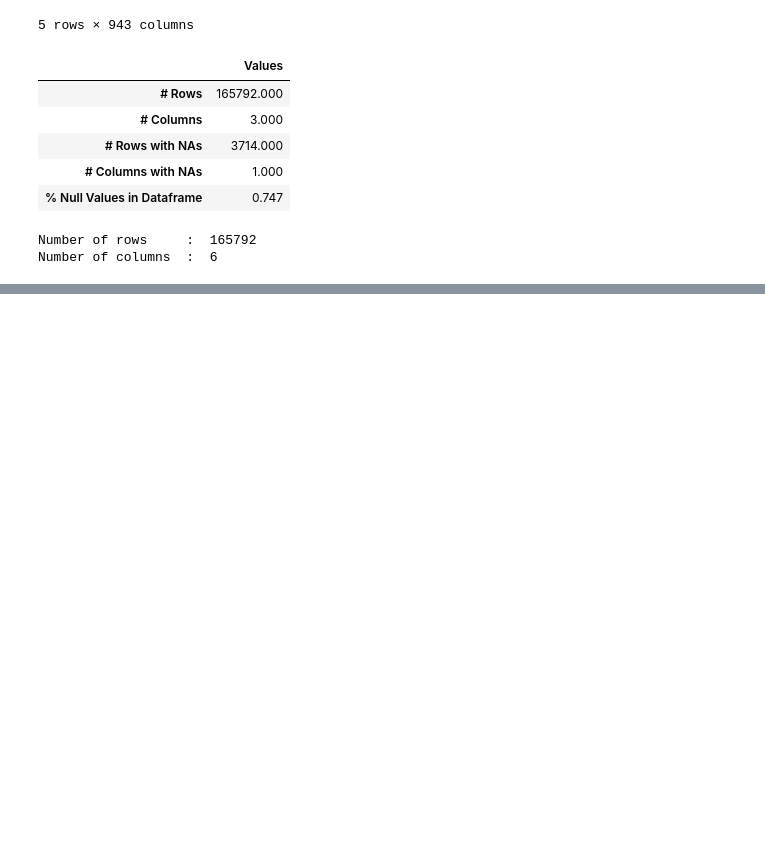
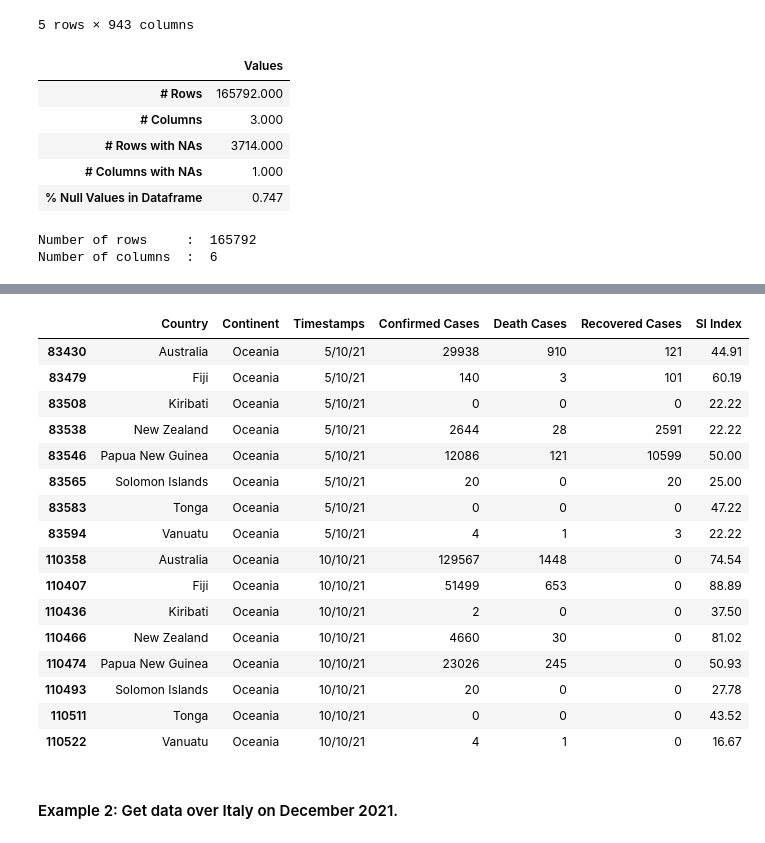
Before and after one commit to OctavioAlcazar55/DDP-unibz-project-18697, a Jupyter notebook: Notebooks/US4-DataConsistency.ipynb, the cells around one changed output, grey strips where cells are left out. Cells and saved outputs as stored; diff of their text form; code cells hidden in the pictures; blank space fills up the shorter version.

```diff
--- a/Notebooks/US4-DataConsistency.ipynb
+++ b/Notebooks/US4-DataConsistency.ipynb
@@ -704,0 +818,23 @@ merged_df.tail(20)
+# %%
+merged_df.loc[(merged_df["Continent"]=="Oceania") &
+              (merged_df["Timestamps"].isin(["5/10/21", "10/10/21"]))]
+# %% [output]
+|  | Country | Continent | Timestamps | Confirmed Cases | Death Cases | Recovered Cases | SI Index |
+| 83430 | Australia | Oceania | 5/10/21 | 29938 | 910 | 121 | 44.91 |
+| 83479 | Fiji | Oceania | 5/10/21 | 140 | 3 | 101 | 60.19 |
+| 83508 | Kiribati | Oceania | 5/10/21 | 0 | 0 | 0 | 22.22 |
+| 83538 | New Zealand | Oceania | 5/10/21 | 2644 | 28 | 2591 | 22.22 |
+| 83546 | Papua New Guinea | Oceania | 5/10/21 | 12086 | 121 | 10599 | 50.00 |
+| 83565 | Solomon Islands | Oceania | 5/10/21 | 20 | 0 | 20 | 25.00 |
+| 83583 | Tonga | Oceania | 5/10/21 | 0 | 0 | 0 | 47.22 |
+| 83594 | Vanuatu | Oceania | 5/10/21 | 4 | 1 | 3 | 22.22 |
+| 110358 | Australia | Oceania | 10/10/21 | 129567 | 1448 | 0 | 74.54 |
+| 110407 | Fiji | Oceania | 10/10/21 | 51499 | 653 | 0 | 88.89 |
+| 110436 | Kiribati | Oceania | 10/10/21 | 2 | 0 | 0 | 37.50 |
+| 110466 | New Zealand | Oceania | 10/10/21 | 4660 | 30 | 0 | 81.02 |
+| 110474 | Papua New Guinea | Oceania | 10/10/21 | 23026 | 245 | 0 | 50.93 |
+| 110493 | Solomon Islands | Oceania | 10/10/21 | 20 | 0 | 0 | 27.78 |
+| 110511 | Tonga | Oceania | 10/10/21 | 0 | 0 | 0 | 43.52 |
+| 110522 | Vanuatu | Oceania | 10/10/21 | 4 | 1 | 0 | 16.67 |
+# %% [markdown]
+#### Example 2: Get data over Italy on December 2021.
```
Also changed, not shown: parts of 36 cells of this notebook, 3 other files.
